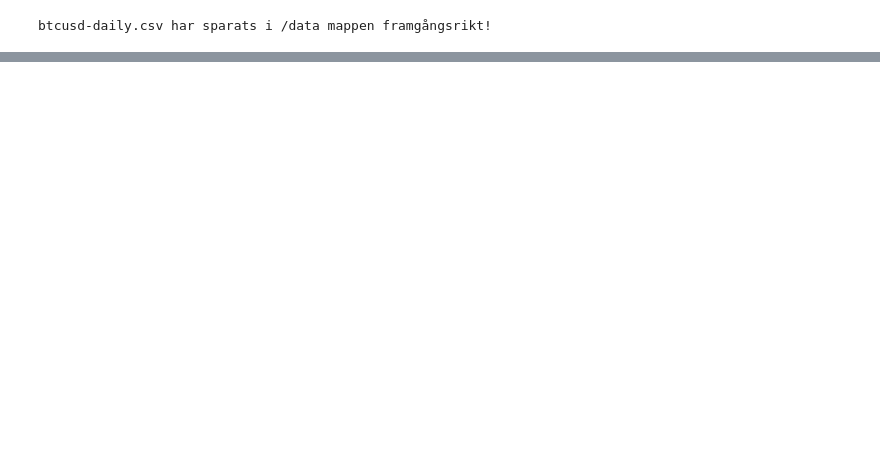
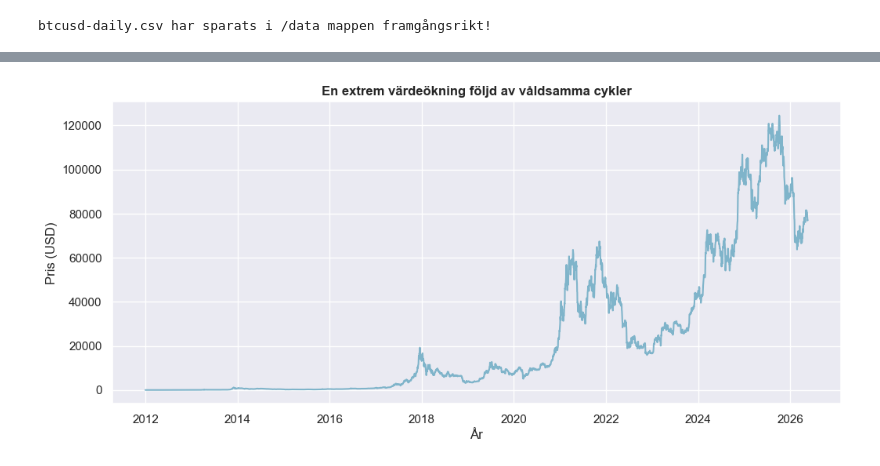
Before and after one commit to DusanTodo/kk1-btc-analys, a Jupyter notebook: notebook.ipynb, the cells around one changed output, grey strips where cells are left out. Saved outputs shown, nothing was run; the diff lists cells and outputs as text; code cells hidden in the pictures; blank space fills up the shorter version.

Commit message:
lägger till första linjediagramet och kort text analys

```diff
--- a/notebook.ipynb
+++ b/notebook.ipynb
@@ -129,0 +142,15 @@ btcusd-daily.csv har sparats i /data mappen framgångsrikt!
+# %%
+# bakgrunden blir darkgrid
+sns.set_theme(style="darkgrid")
+# bestämmer formen av grafen och storlek
+fig, ax = plt.subplots(figsize=(12, 5))
+# plottning av linje, vilket kolumn ska visas, färg
+ax.plot(df_daily['Day'], df_daily['Close'], color="#7fb4ca")
+# snyggt titel bolderat
+ax.set_title("En extrem värdeökning följd av våldsamma cykler", weight='bold')
+# namnger x och y axeln och korrekt valuta
+ax.set(xlabel="År", ylabel="Pris (USD)")
+
+plt.show()
+# %% [output]
+[figure, added]
```
Also changed, not shown: parts of 11 cells of this notebook.
